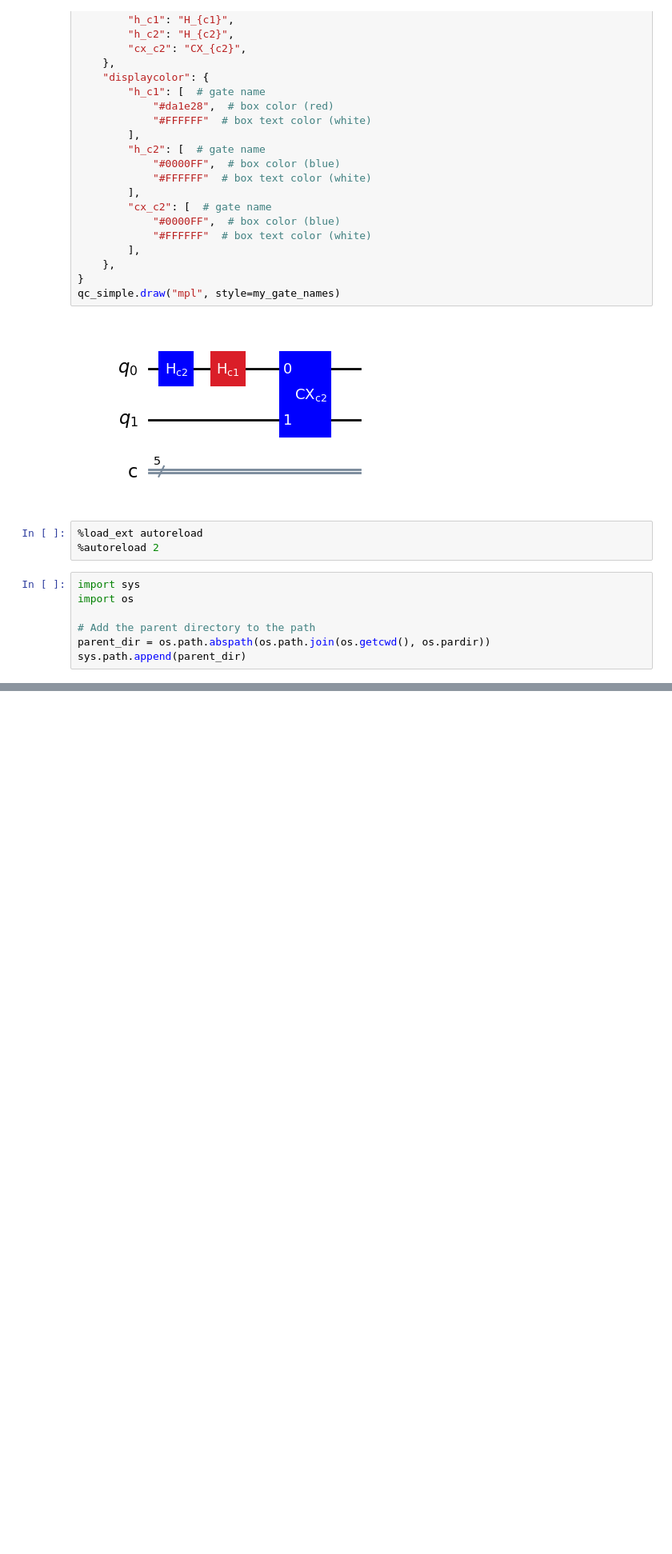
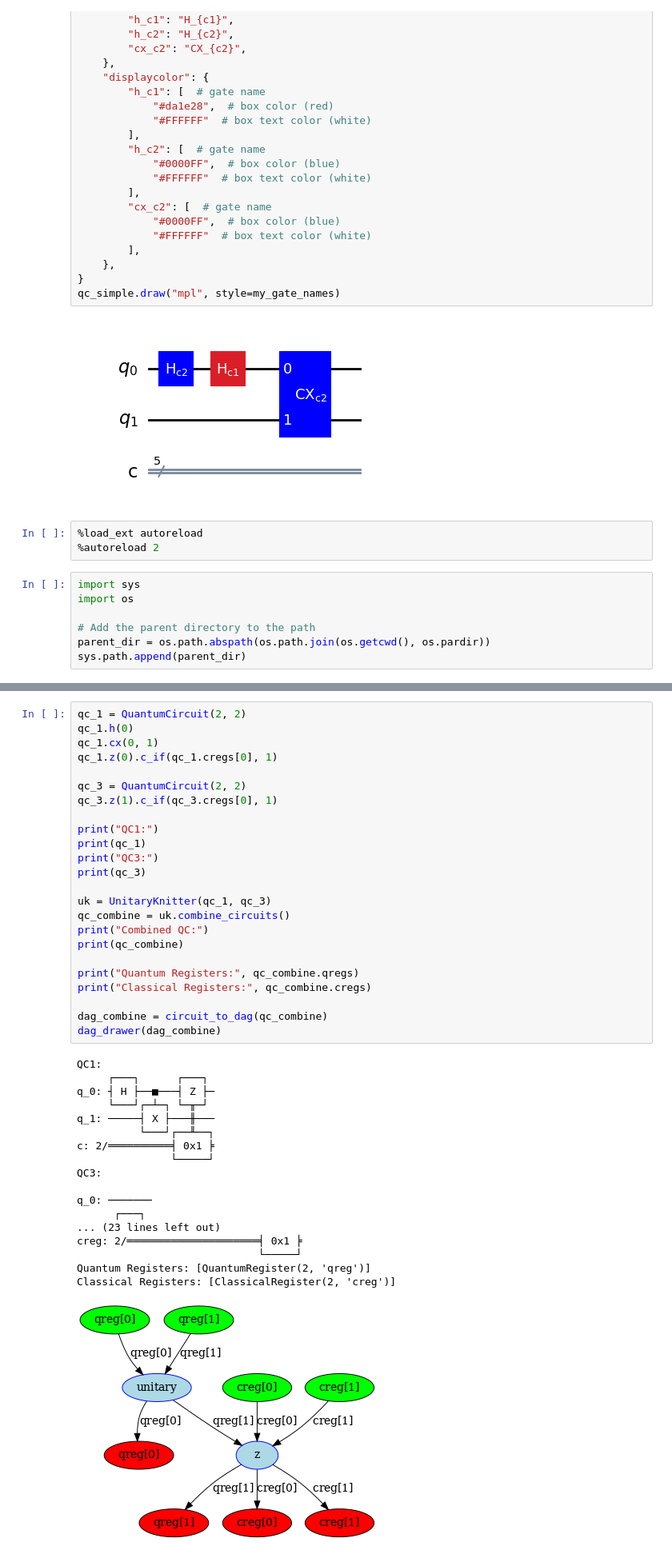
Before and after one commit to sola-st/qite-quantum-platform-testing, a Jupyter notebook: notebooks/011_Dag_Manipulation.ipynb, the cells around one changed output, grey strips where cells are left out. Shown: that part at 80% size. Cells and saved outputs as stored; diff of their text form; blank space fills up the shorter version.

```diff
--- a/notebooks/011_Dag_Manipulation.ipynb
+++ b/notebooks/011_Dag_Manipulation.ipynb
@@ -204,0 +272,43 @@ qc_viz.draw("mpl",
+# %%
+qc_1 = QuantumCircuit(2, 2)
+qc_1.h(0)
+qc_1.cx(0, 1)
+qc_1.z(0).c_if(qc_1.cregs[0], 1)
+
+qc_3 = QuantumCircuit(2, 2)
+qc_3.z(1).c_if(qc_3.cregs[0], 1)
+
+print("QC1:")
+print(qc_1)
+print("QC3:")
+print(qc_3)
+
+uk = UnitaryKnitter(qc_1, qc_3)
+qc_combine = uk.combine_circuits()
+print("Combined QC:")
+print(qc_combine)
+
+print("Quantum Registers:", qc_combine.qregs)
+print("Classical Registers:", qc_combine.cregs)
+
+dag_combine = circuit_to_dag(qc_combine)
+dag_drawer(dag_combine)
+# %% [output]
+QC1:
+     ┌───┐      ┌───┐
+q_0: ┤ H ├──■───┤ Z ├─
+     └───┘┌─┴─┐ └─╥─┘
+q_1: ─────┤ X ├───╫───
+          └───┘┌──╨──┐
+c: 2/══════════╡ 0x1 ╞
+               └─────┘
+QC3:
+
+q_0: ───────
+      ┌───┐
+... (23 lines left out)
+creg: 2/═════════════════════╡ 0x1 ╞
+                             └─────┘
+Quantum Registers: [QuantumRegister(2, 'qreg')]
+Classical Registers: [ClassicalRegister(2, 'creg')]
+[figure, added]
```
Also changed, not shown: parts of 5 cells of this notebook, 8 other files.
